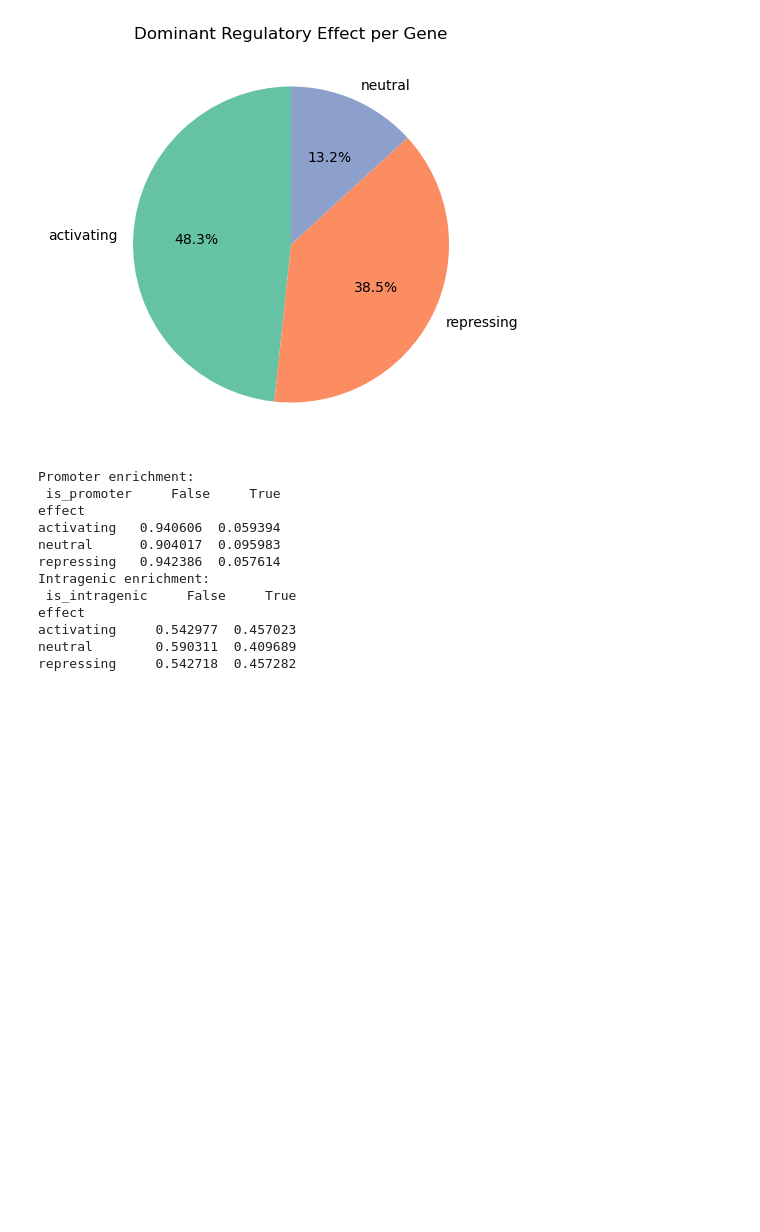
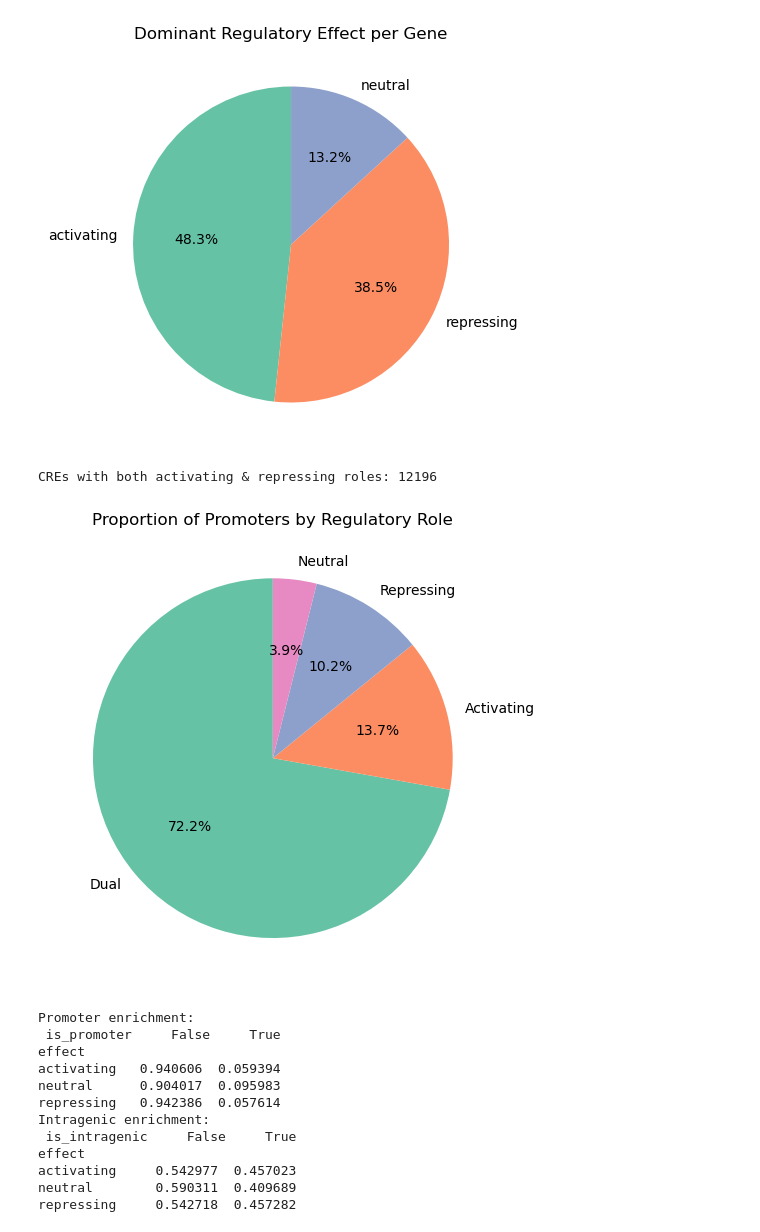
Before and after one commit to Topic2-Gene-Regulation-Immune-Cells/ILC-cells-Team4, a Jupyter notebook: 09_regression_analysis.ipynb, the cells around one changed output. Saved outputs shown, nothing was run; the diff lists cells and outputs as text; code cells hidden in the pictures; blank space fills up the shorter version.

```diff
--- a/09_regression_analysis.ipynb
+++ b/09_regression_analysis.ipynb
@@ -305,6 +318,28 @@ plt.show()
 # %% [output]
 Fraction of genes primarily repressed: 0.38
 [figure]
+# %%
+dual = regdf[regdf["is_promoter"]].groupby("id")["effect"].nunique().gt(1).sum()
+print(f"CREs with both activating & repressing roles: {dual}")
+
+# Count CREs by effect type: dual, activating-only, repressing-only, neutral-only, etc.
+effect_counts = regdf[regdf["is_promoter"]].groupby("id")["effect"].agg(lambda x: set(x)).value_counts()
+single_counts = regdf[regdf["is_promoter"]].groupby("id")["effect"].agg(lambda x: list(set(x))[0] if len(set(x)) == 1 else "dual").value_counts()
+
+# Prepare data for plotting
+#labels = [single_counts.index]
+labels = ["Dual", "Activating", "Repressing", "Neutral"]
+sizes = single_counts.values / single_counts.values.sum()
+
+plt.figure(figsize=(6, 5))
+plt.pie(sizes, labels=labels, autopct='%1.1f%%', startangle=90, colors=sns.color_palette("Set2", len(labels)))
+plt.title("Proportion of Promoters by Regulatory Role")
+plt.tight_layout()
+plt.savefig(os.path.join(PLOTS_DIR, "promoters_regulatory_roles_pie_chart.png"))
+plt.show()
+# %% [output]
+CREs with both activating & repressing roles: 12196
+[figure, added]
 # %%
 # g) Location of repressors vs activators
 print("Promoter enrichment:\n",
```
Also changed, not shown: parts of 3 cells of this notebook, 2 other files.
